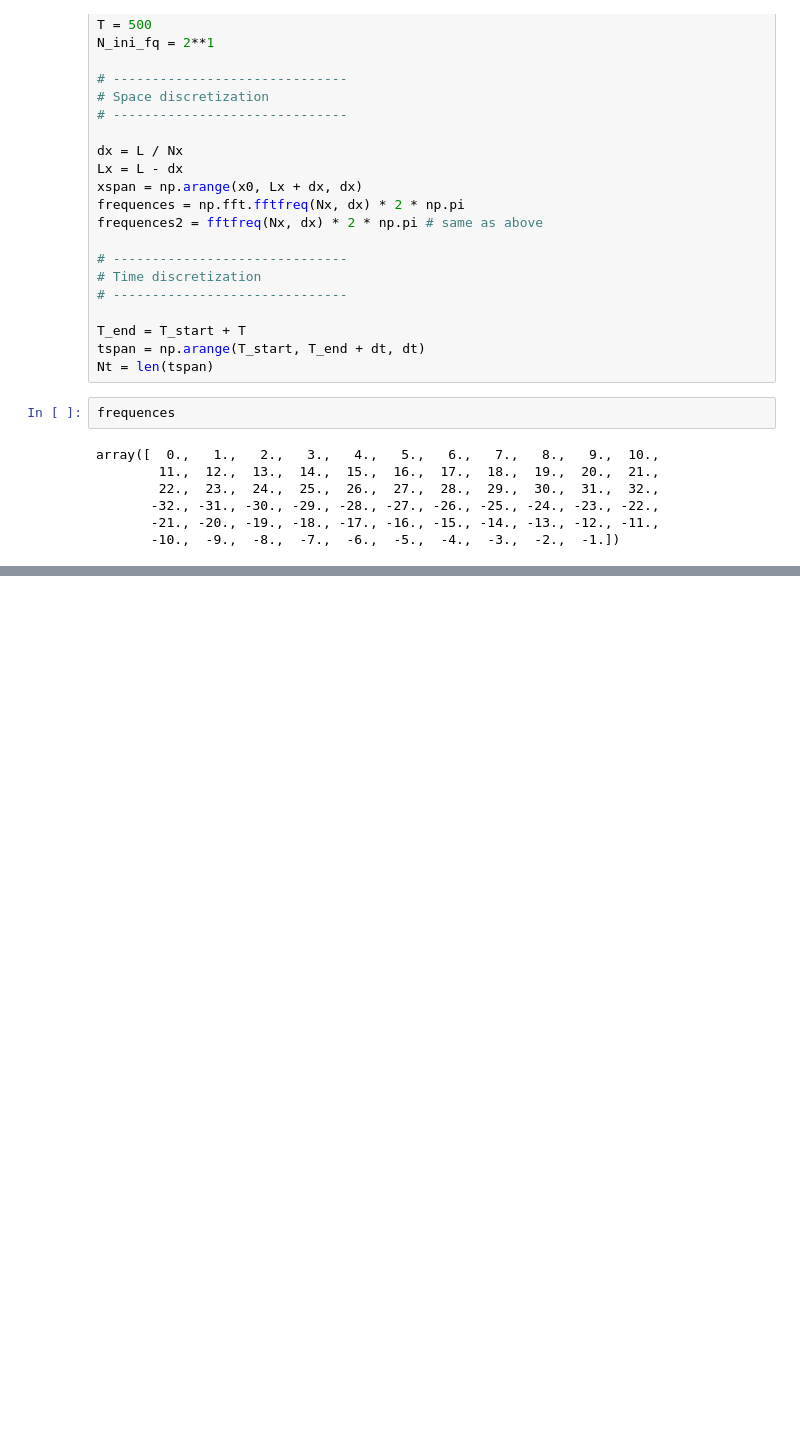
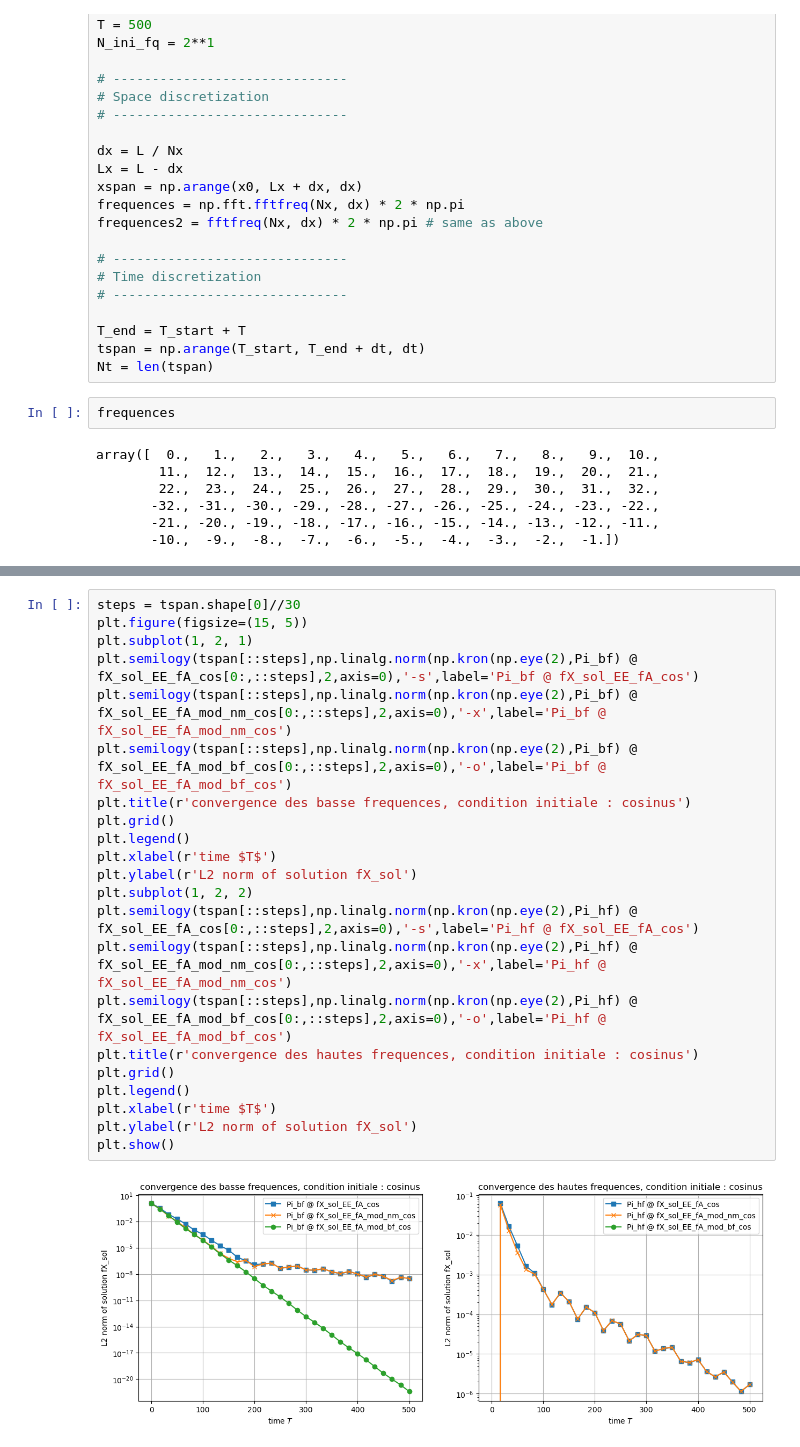
Before and after one commit to lucas-perrin/LWW_Assim, a Jupyter notebook: python_code/main_notebook.ipynb, the cells around one changed output, grey strips where cells are left out. Saved outputs shown, nothing was run; the diff lists cells and outputs as text; blank space fills up the shorter version.

```diff
--- a/python_code/main_notebook.ipynb
+++ b/python_code/main_notebook.ipynb
@@ -312,0 +316,24 @@ plt.show()
+# %%
+steps = tspan.shape[0]//30
+plt.figure(figsize=(15, 5))
+plt.subplot(1, 2, 1)
+plt.semilogy(tspan[::steps],np.linalg.norm(np.kron(np.eye(2),Pi_bf) @ fX_sol_EE_fA_cos[0:,::steps],2,axis=0),'-s',label='Pi_bf @ fX_sol_EE_fA_cos')
+plt.semilogy(tspan[::steps],np.linalg.norm(np.kron(np.eye(2),Pi_bf) @ fX_sol_EE_fA_mod_nm_cos[0:,::steps],2,axis=0),'-x',label='Pi_bf @ fX_sol_EE_fA_mod_nm_cos')
+plt.semilogy(tspan[::steps],np.linalg.norm(np.kron(np.eye(2),Pi_bf) @ fX_sol_EE_fA_mod_bf_cos[0:,::steps],2,axis=0),'-o',label='Pi_bf @ fX_sol_EE_fA_mod_bf_cos')
+plt.title(r'convergence des basse frequences, condition initiale : cosinus')
+plt.grid()
+plt.legend()
+plt.xlabel(r'time $T$')
+plt.ylabel(r'L2 norm of solution fX_sol')
+plt.subplot(1, 2, 2)
+plt.semilogy(tspan[::steps],np.linalg.norm(np.kron(np.eye(2),Pi_hf) @ fX_sol_EE_fA_cos[0:,::steps],2,axis=0),'-s',label='Pi_hf @ fX_sol_EE_fA_cos')
+plt.semilogy(tspan[::steps],np.linalg.norm(np.kron(np.eye(2),Pi_hf) @ fX_sol_EE_fA_mod_nm_cos[0:,::steps],2,axis=0),'-x',label='Pi_hf @ fX_sol_EE_fA_mod_nm_cos')
+plt.semilogy(tspan[::steps],np.linalg.norm(np.kron(np.eye(2),Pi_hf) @ fX_sol_EE_fA_mod_bf_cos[0:,::steps],2,axis=0),'-o',label='Pi_hf @ fX_sol_EE_fA_mod_bf_cos')
+plt.title(r'convergence des hautes frequences, condition initiale : cosinus')
+plt.grid()
+plt.legend()
+plt.xlabel(r'time $T$')
+plt.ylabel(r'L2 norm of solution fX_sol')
+plt.show()
+# %% [output]
+[figure, added]
```
Also changed, not shown: parts of 36 cells of this notebook.
